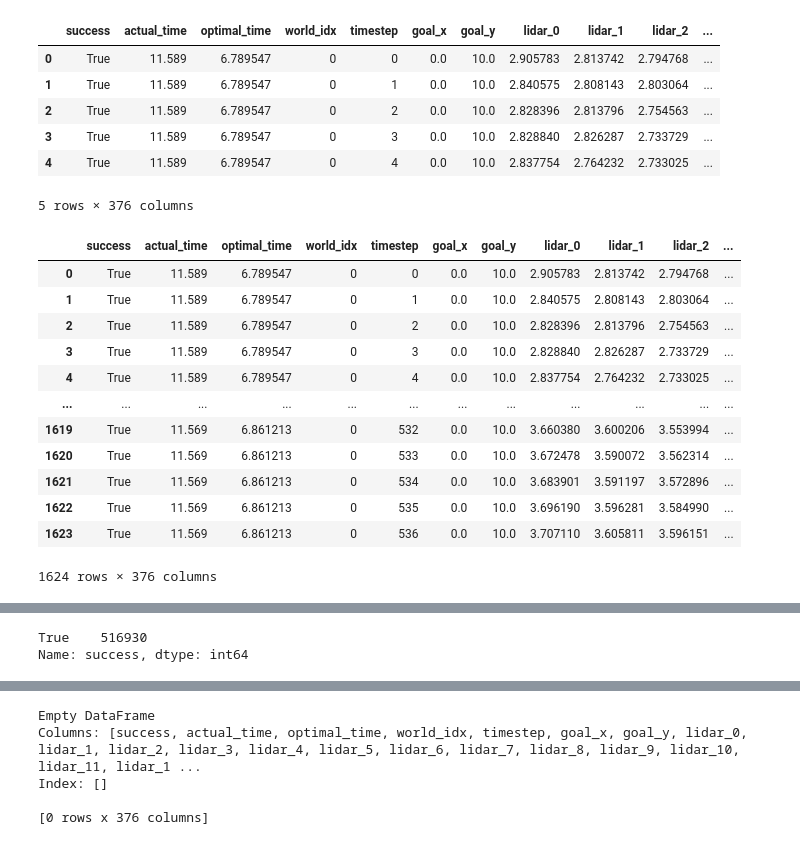
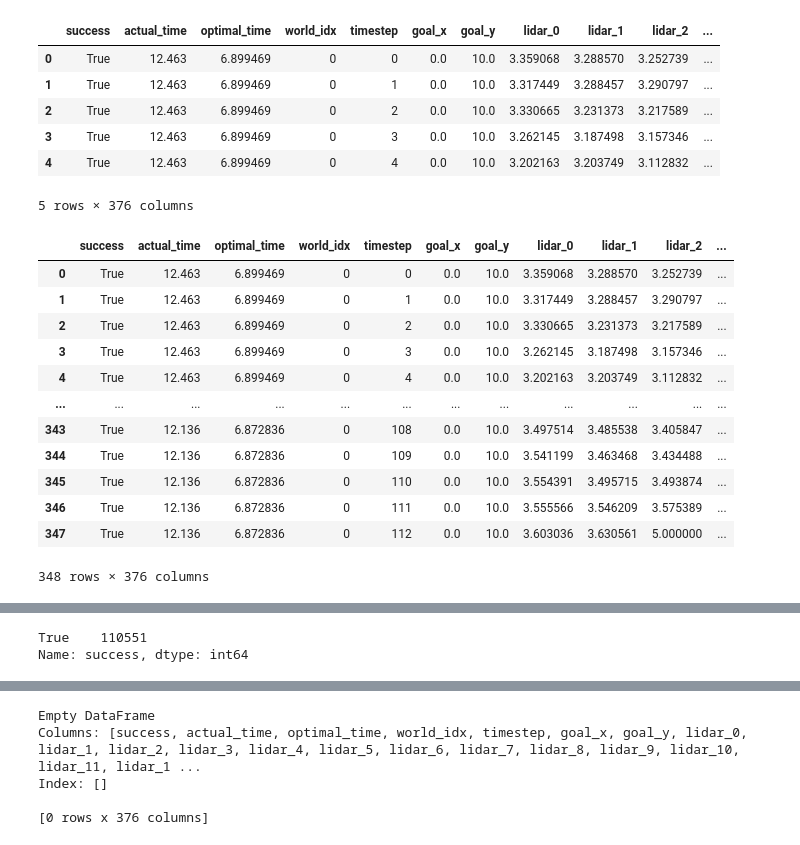
Before and after one commit to Gan868611/diffusion-barn, a Jupyter notebook: train_imitation/diffusion_policy/train_imitation.ipynb, the cells around one changed output, grey strips where cells are left out. Drawn from its saved outputs; the diff is of its cells as text; code cells hidden in the pictures.

```diff
--- a/train_imitation/diffusion_policy/train_imitation.ipynb
+++ b/train_imitation/diffusion_policy/train_imitation.ipynb
@@ -1,34 +1,34 @@
 # %%
 import warnings
 warnings.filterwarnings('ignore')
 
 import pandas as pd
-df = pd.read_csv('../../kul_data_50Hz.csv')
+df = pd.read_csv('../../kul_data_10Hz_done.csv')
 df.head()
 # %% [output]
 |  | success | actual_time | optimal_time | world_idx | timestep | goal_x | goal_y | lidar_0 | lidar_1 | lidar_2 | ... |
-| 0 | True | 11.589 | 6.789547 | 0 | 0 | 0.0 | 10.0 | 2.905783 | 2.813742 | 2.794768 | ... |
-| 1 | True | 11.589 | 6.789547 | 0 | 1 | 0.0 | 10.0 | 2.840575 | 2.808143 | 2.803064 | ... |
-| 2 | True | 11.589 | 6.789547 | 0 | 2 | 0.0 | 10.0 | 2.828396 | 2.813796 | 2.754563 | ... |
-| 3 | True | 11.589 | 6.789547 | 0 | 3 | 0.0 | 10.0 | 2.828840 | 2.826287 | 2.733729 | ... |
-| 4 | True | 11.589 | 6.789547 | 0 | 4 | 0.0 | 10.0 | 2.837754 | 2.764232 | 2.733025 | ... |
+| 0 | True | 12.463 | 6.899469 | 0 | 0 | 0.0 | 10.0 | 3.359068 | 3.288570 | 3.252739 | ... |
+| 1 | True | 12.463 | 6.899469 | 0 | 1 | 0.0 | 10.0 | 3.317449 | 3.288457 | 3.290797 | ... |
+| 2 | True | 12.463 | 6.899469 | 0 | 2 | 0.0 | 10.0 | 3.330665 | 3.231373 | 3.217589 | ... |
+| 3 | True | 12.463 | 6.899469 | 0 | 3 | 0.0 | 10.0 | 3.262145 | 3.187498 | 3.157346 | ... |
+| 4 | True | 12.463 | 6.899469 | 0 | 4 | 0.0 | 10.0 | 3.202163 | 3.203749 | 3.112832 | ... |
 5 rows × 376 columns
 # %%
 df[df['world_idx'] == 0]
 # %% [output]
 |  | success | actual_time | optimal_time | world_idx | timestep | goal_x | goal_y | lidar_0 | lidar_1 | lidar_2 | ... |
-| 0 | True | 11.589 | 6.789547 | 0 | 0 | 0.0 | 10.0 | 2.905783 | 2.813742 | 2.794768 | ... |
-| 1 | True | 11.589 | 6.789547 | 0 | 1 | 0.0 | 10.0 | 2.840575 | 2.808143 | 2.803064 | ... |
-| 2 | True | 11.589 | 6.789547 | 0 | 2 | 0.0 | 10.0 | 2.828396 | 2.813796 | 2.754563 | ... |
-| 3 | True | 11.589 | 6.789547 | 0 | 3 | 0.0 | 10.0 | 2.828840 | 2.826287 | 2.733729 | ... |
-| 4 | True | 11.589 | 6.789547 | 0 | 4 | 0.0 | 10.0 | 2.837754 | 2.764232 | 2.733025 | ... |
+| 0 | True | 12.463 | 6.899469 | 0 | 0 | 0.0 | 10.0 | 3.359068 | 3.288570 | 3.252739 | ... |
+| 1 | True | 12.463 | 6.899469 | 0 | 1 | 0.0 | 10.0 | 3.317449 | 3.288457 | 3.290797 | ... |
+| 2 | True | 12.463 | 6.899469 | 0 | 2 | 0.0 | 10.0 | 3.330665 | 3.231373 | 3.217589 | ... |
+| 3 | True | 12.463 | 6.899469 | 0 | 3 | 0.0 | 10.0 | 3.262145 | 3.187498 | 3.157346 | ... |
+| 4 | True | 12.463 | 6.899469 | 0 | 4 | 0.0 | 10.0 | 3.202163 | 3.203749 | 3.112832 | ... |
 | ... | ... | ... | ... | ... | ... | ... | ... | ... | ... | ... | ... |
-| 1619 | True | 11.569 | 6.861213 | 0 | 532 | 0.0 | 10.0 | 3.660380 | 3.600206 | 3.553994 | ... |
-| 1620 | True | 11.569 | 6.861213 | 0 | 533 | 0.0 | 10.0 | 3.672478 | 3.590072 | 3.562314 | ... |
-| 1621 | True | 11.569 | 6.861213 | 0 | 534 | 0.0 | 10.0 | 3.683901 | 3.591197 | 3.572896 | ... |
-| 1622 | True | 11.569 | 6.861213 | 0 | 535 | 0.0 | 10.0 | 3.696190 | 3.596281 | 3.584990 | ... |
-| 1623 | True | 11.569 | 6.861213 | 0 | 536 | 0.0 | 10.0 | 3.707110 | 3.605811 | 3.596151 | ... |
+| 343 | True | 12.136 | 6.872836 | 0 | 108 | 0.0 | 10.0 | 3.497514 | 3.485538 | 3.405847 | ... |
+| 344 | True | 12.136 | 6.872836 | 0 | 109 | 0.0 | 10.0 | 3.541199 | 3.463468 | 3.434488 | ... |
+| 345 | True | 12.136 | 6.872836 | 0 | 110 | 0.0 | 10.0 | 3.554391 | 3.495715 | 3.493874 | ... |
+| 346 | True | 12.136 | 6.872836 | 0 | 111 | 0.0 | 10.0 | 3.555566 | 3.546209 | 3.575389 | ... |
+| 347 | True | 12.136 | 6.872836 | 0 | 112 | 0.0 | 10.0 | 3.603036 | 3.630561 | 5.000000 | ... |
-1624 rows × 376 columns
+348 rows × 376 columns
 # %%
 # # remove rows with success = 0
 df = df[df['success'] == 1]
@@ -67,7 +67,7 @@ plt.hist(df['cmd_vel_angular'], bins=50)
 # check number of unsuccesful worlds
 df['success'].value_counts()
 # %% [output]
-True    516930
+True    110551
 Name: success, dtype: int64
 # %%
 df.describe()
```
Also changed, not shown: parts of 2 cells of this notebook, 21 other files.
